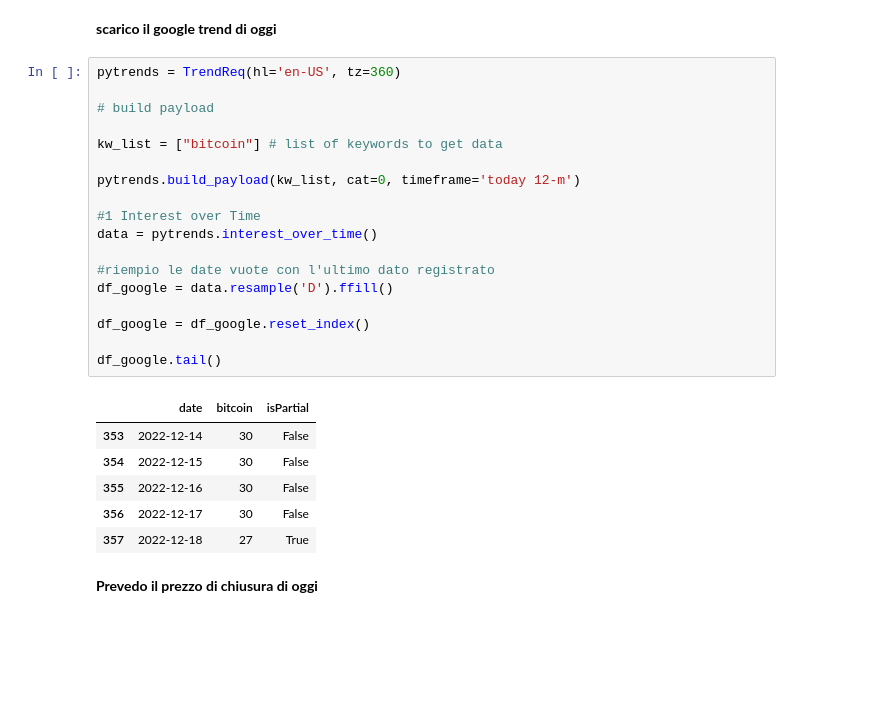
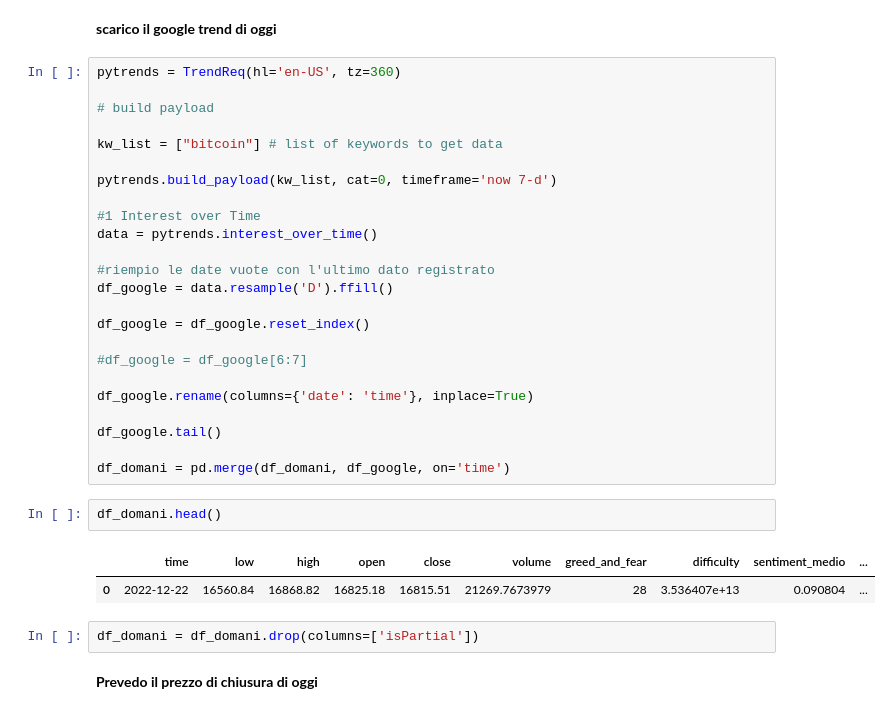
Before and after one commit to gianmarco-tucceri-cimini/forecasting-btc, a Jupyter notebook: 10.randomforest.ipynb, the cells around one changed output. Saved outputs shown, nothing was run; the diff lists cells and outputs as text; blank space fills up the shorter version.

```diff
--- a/10.randomforest.ipynb
+++ b/10.randomforest.ipynb
@@ -300,7 +300,7 @@ pytrends = TrendReq(hl='en-US', tz=360)
 
 kw_list = ["bitcoin"] # list of keywords to get data
 
-pytrends.build_payload(kw_list, cat=0, timeframe='today 12-m')
+pytrends.build_payload(kw_list, cat=0, timeframe='now 7-d')
 
 #1 Interest over Time
 data = pytrends.interest_over_time()
@@ -310,14 +310,20 @@ df_google = data.resample('D').ffill()
 
 df_google = df_google.reset_index()
 
+#df_google = df_google[6:7]
+
+df_google.rename(columns={'date': 'time'}, inplace=True)
+
 df_google.tail()
+
+df_domani = pd.merge(df_domani, df_google, on='time')
-# %% [output]
-|  | date | bitcoin | isPartial |
-| 353 | 2022-12-14 | 30 | False |
-| 354 | 2022-12-15 | 30 | False |
-| 355 | 2022-12-16 | 30 | False |
-| 356 | 2022-12-17 | 30 | False |
-| 357 | 2022-12-18 | 27 | True |
+# %%
+df_domani.head()
+# %% [output]
+|  | time | low | high | open | close | volume | greed_and_fear | difficulty | sentiment_medio | ... |
+| 0 | 2022-12-22 | 16560.84 | 16868.82 | 16825.18 | 16815.51 | 21269.7673979 | 28 | 3.536407e+13 | 0.090804 | ... |
+# %%
+df_domani = df_domani.drop(columns=['isPartial'])
 # %% [markdown]
 **Prevedo il prezzo di chiusura di oggi**
 # %%
```
Also changed, not shown: parts of 6 cells of this notebook, 3 other files.
